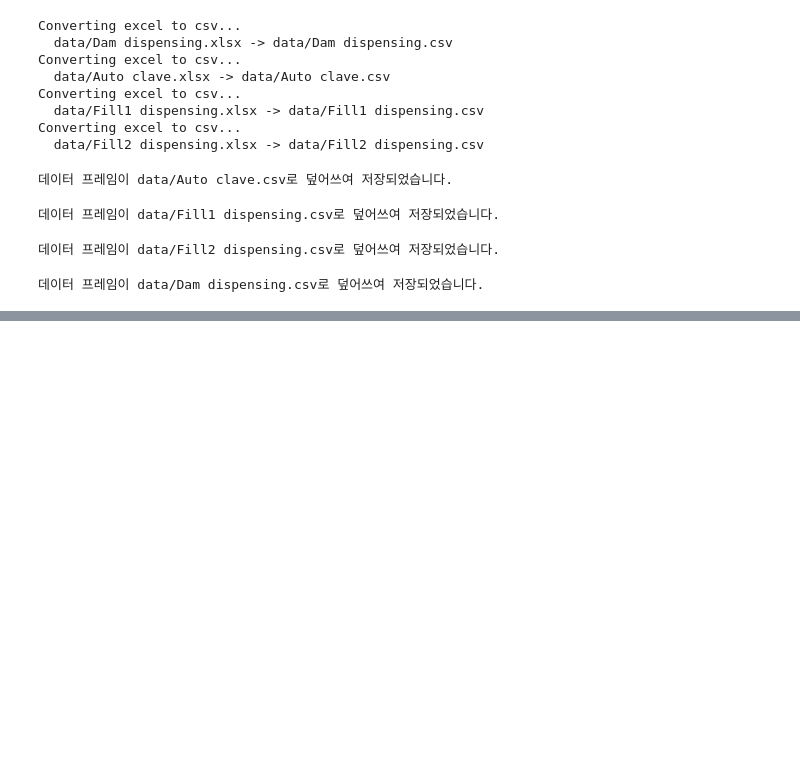
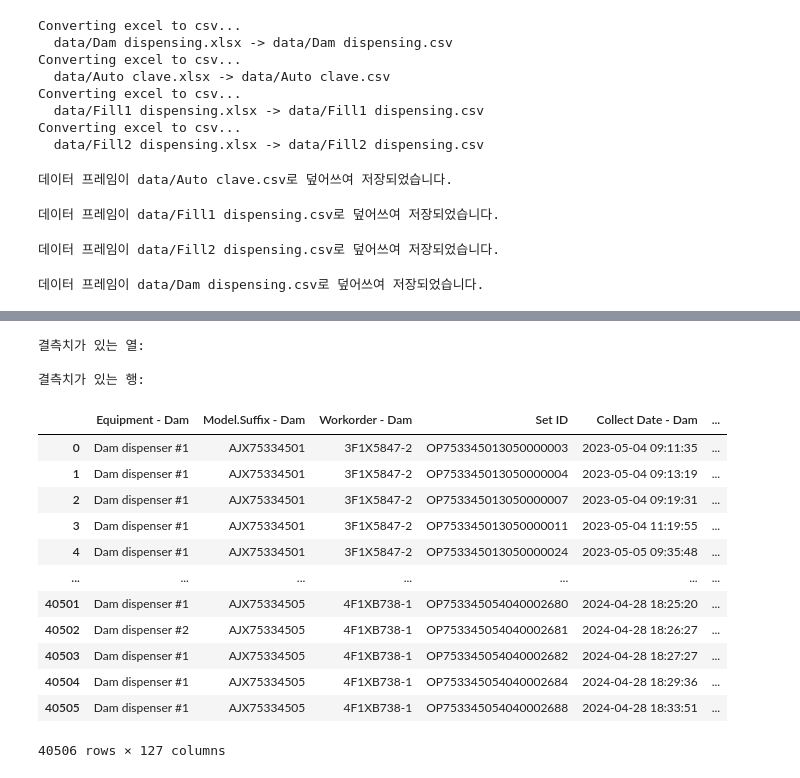
Before and after one commit to moool01/LGAIMERS5th, a Jupyter notebook: make_csv.ipynb, the cells around one changed output, grey strips where cells are left out. Cells and saved outputs as stored; diff of their text form; code cells hidden in the pictures; blank space fills up the shorter version.

```diff
--- a/make_csv.ipynb
+++ b/make_csv.ipynb
@@ -149,0 +213,40 @@ y = pd.read_csv("./data/train_y.csv")
+# %%
+# 열별 결측치 검사
+print("결측치가 있는 열:")
+for column in df_merged.columns:
+    if df_merged[column].isna().any():
+        print(f"열 '{column}'에는 결측치가 있습니다.")
+        # 결측치 개수 출력
+        print(f"  결측치 개수: {df_merged[column].isna().sum()}")
+
+# 행별 결측치 검사
+print("\n결측치가 있는 행:")
+for index, row in df_merged.iterrows():
+    if row.isna().any():
+        print(f"행 {index}에는 결측치가 있습니다.")
+        # 결측치 개수 출력
+        print(f"  결측치 개수: {row.isna().sum()}")
+# %% [output]
+결측치가 있는 열:
+
+결측치가 있는 행:
+# %%
+for column in df_merged.columns:
+    if df_merged[column].nunique() == 1:
+        df_merged.drop(column, axis=1, inplace=True)
+# %%
+df_merged
+# %% [output]
+|  | Equipment - Dam | Model.Suffix - Dam | Workorder - Dam | Set ID | Collect Date - Dam | ... |
+| 0 | Dam dispenser #1 | AJX75334501 | 3F1X5847-2 | OP753345013050000003 | 2023-05-04 09:11:35 | ... |
+| 1 | Dam dispenser #1 | AJX75334501 | 3F1X5847-2 | OP753345013050000004 | 2023-05-04 09:13:19 | ... |
+| 2 | Dam dispenser #1 | AJX75334501 | 3F1X5847-2 | OP753345013050000007 | 2023-05-04 09:19:31 | ... |
+| 3 | Dam dispenser #1 | AJX75334501 | 3F1X5847-2 | OP753345013050000011 | 2023-05-04 11:19:55 | ... |
+| 4 | Dam dispenser #1 | AJX75334501 | 3F1X5847-2 | OP753345013050000024 | 2023-05-05 09:35:48 | ... |
+| ... | ... | ... | ... | ... | ... | ... |
+| 40501 | Dam dispenser #1 | AJX75334505 | 4F1XB738-1 | OP753345054040002680 | 2024-04-28 18:25:20 | ... |
+| 40502 | Dam dispenser #2 | AJX75334505 | 4F1XB738-1 | OP753345054040002681 | 2024-04-28 18:26:27 | ... |
+| 40503 | Dam dispenser #1 | AJX75334505 | 4F1XB738-1 | OP753345054040002682 | 2024-04-28 18:27:27 | ... |
+| 40504 | Dam dispenser #1 | AJX75334505 | 4F1XB738-1 | OP753345054040002684 | 2024-04-28 18:29:36 | ... |
+| 40505 | Dam dispenser #1 | AJX75334505 | 4F1XB738-1 | OP753345054040002688 | 2024-04-28 18:33:51 | ... |
+40506 rows × 127 columns
```
Also changed, not shown: parts of 3 cells of this notebook, 1 other file.
